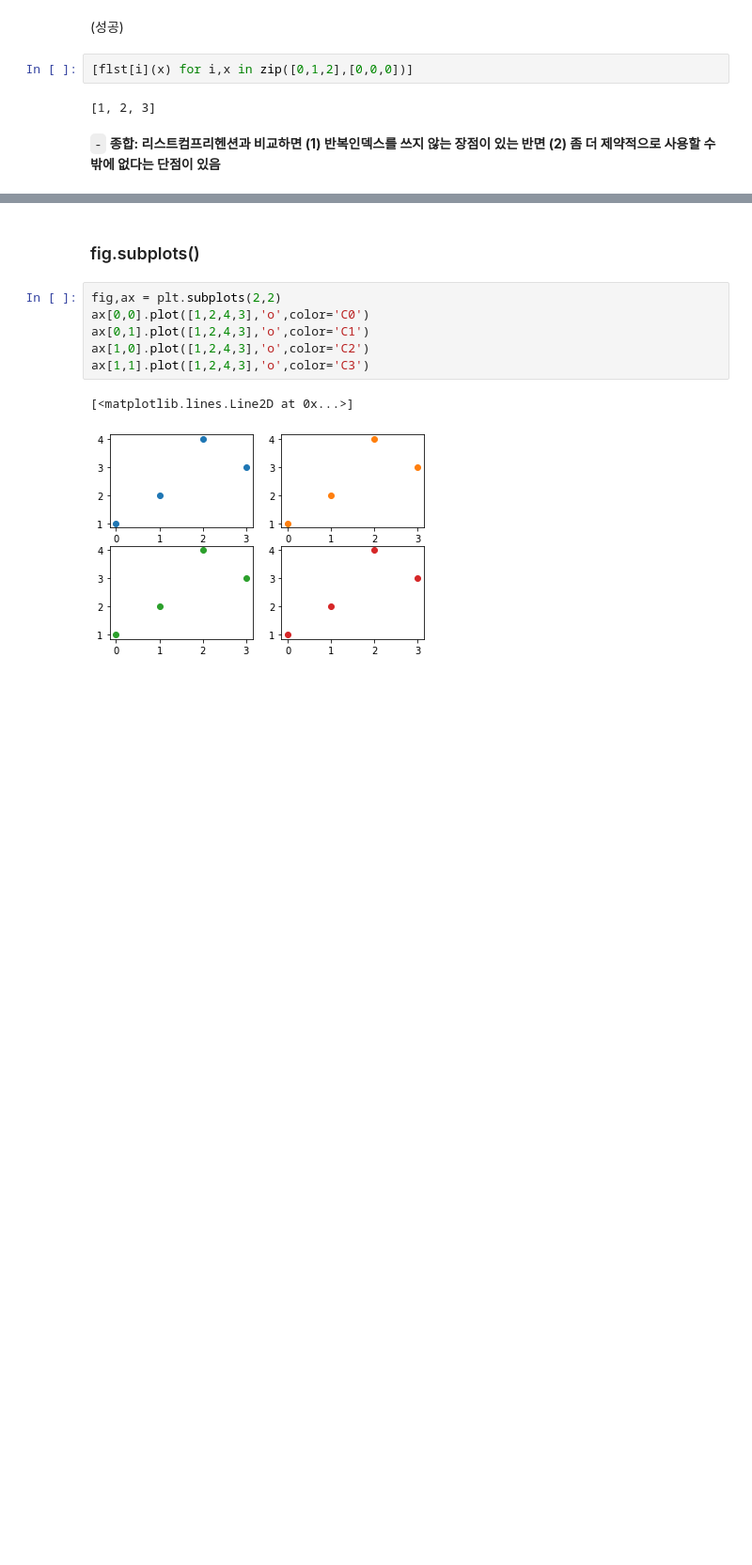
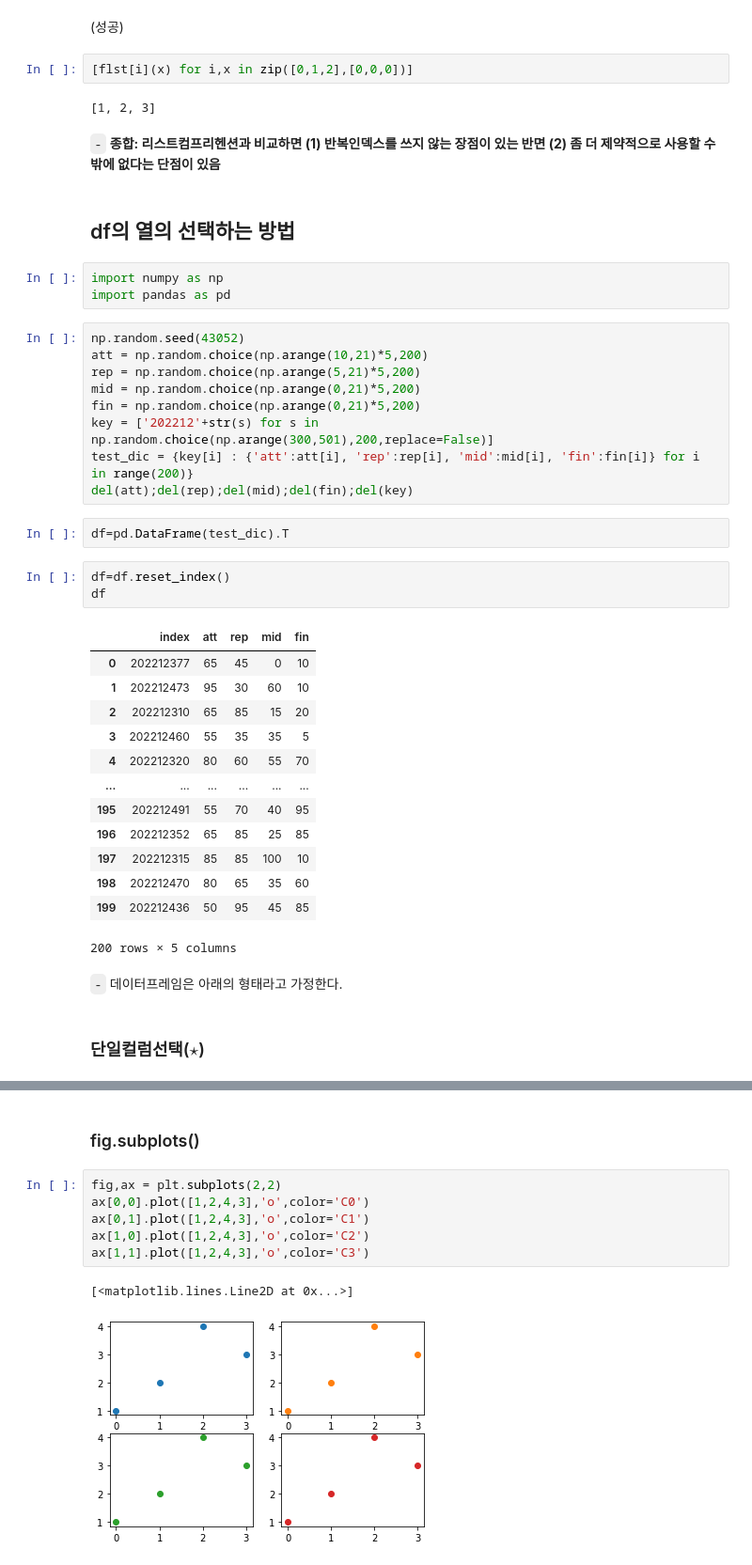
Before and after one commit to guebin/DV2022_backup, a Jupyter notebook: _notebooks/Untitled1.ipynb, the cells around one changed output, grey strips where cells are left out. Shown at 94% size. Saved outputs shown, nothing was run; the diff lists cells and outputs as text; blank space fills up the shorter version.

```diff
--- a/_notebooks/Untitled1.ipynb
+++ b/_notebooks/Untitled1.ipynb
@@ -259,3 +268,40 @@ TypeError: 'list' object is not callable
 [1, 2, 3]
 # %% [markdown]
 `-` **종합: 리스트컴프리헨션과 비교하면 (1) 반복인덱스를 쓰지 않는 장점이 있는 반면 (2) 좀 더 제약적으로 사용할 수밖에 없다는 단점이 있음**
+# %% [markdown]
+## df의 열의 선택하는 방법
+# %%
+import numpy as np
+import pandas as pd
+# %%
+np.random.seed(43052)
+att = np.random.choice(np.arange(10,21)*5,200)
+rep = np.random.choice(np.arange(5,21)*5,200)
+mid = np.random.choice(np.arange(0,21)*5,200)
+fin = np.random.choice(np.arange(0,21)*5,200)
+key = ['202212'+str(s) for s in np.random.choice(np.arange(300,501),200,replace=False)]
+test_dic = {key[i] : {'att':att[i], 'rep':rep[i], 'mid':mid[i], 'fin':fin[i]} for i in range(200)}
+del(att);del(rep);del(mid);del(fin);del(key)
+# %%
+df=pd.DataFrame(test_dic).T
+# %%
+df=df.reset_index()
+df
+# %% [output]
+|  | index | att | rep | mid | fin |
+| 0 | 202212377 | 65 | 45 | 0 | 10 |
+| 1 | 202212473 | 95 | 30 | 60 | 10 |
+| 2 | 202212310 | 65 | 85 | 15 | 20 |
+| 3 | 202212460 | 55 | 35 | 35 | 5 |
+| 4 | 202212320 | 80 | 60 | 55 | 70 |
+| ... | ... | ... | ... | ... | ... |
+| 195 | 202212491 | 55 | 70 | 40 | 95 |
+| 196 | 202212352 | 65 | 85 | 25 | 85 |
+| 197 | 202212315 | 85 | 85 | 100 | 10 |
+| 198 | 202212470 | 80 | 65 | 35 | 60 |
+| 199 | 202212436 | 50 | 95 | 45 | 85 |
+200 rows × 5 columns
+# %% [markdown]
+`-` 데이터프레임은 아래의 형태라고 가정한다.
+# %% [markdown]
+### 단일컬럼선택($\star$)
```
Also changed, not shown: parts of 11 cells of this notebook.
